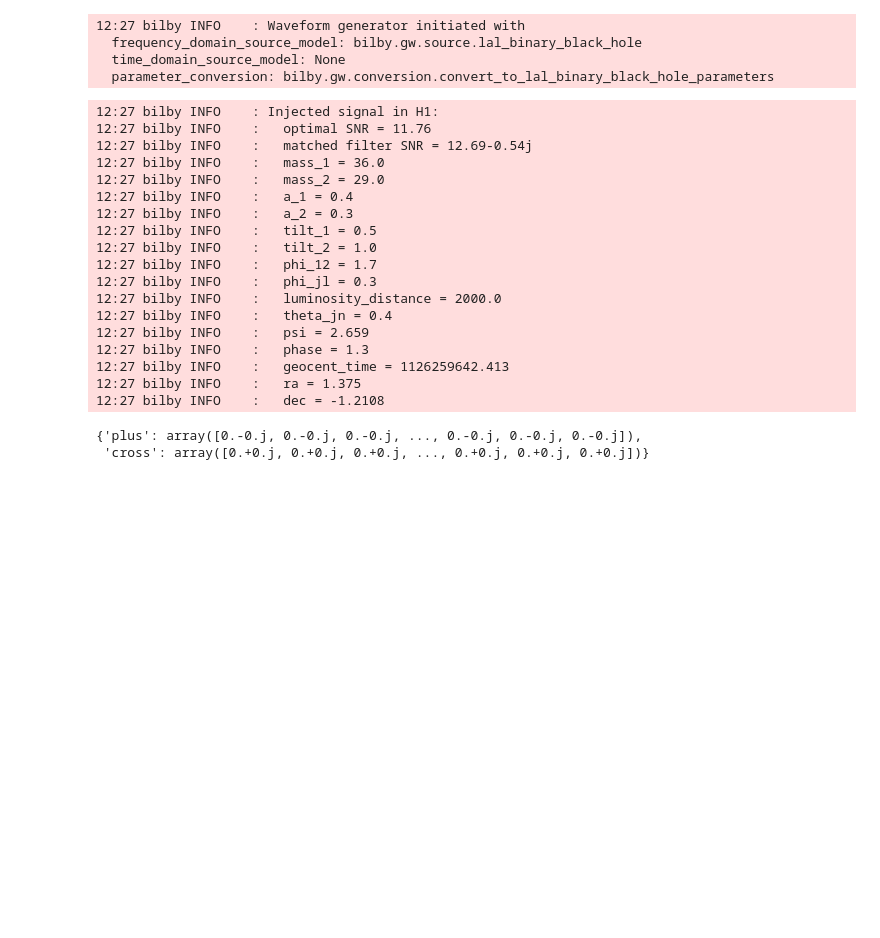
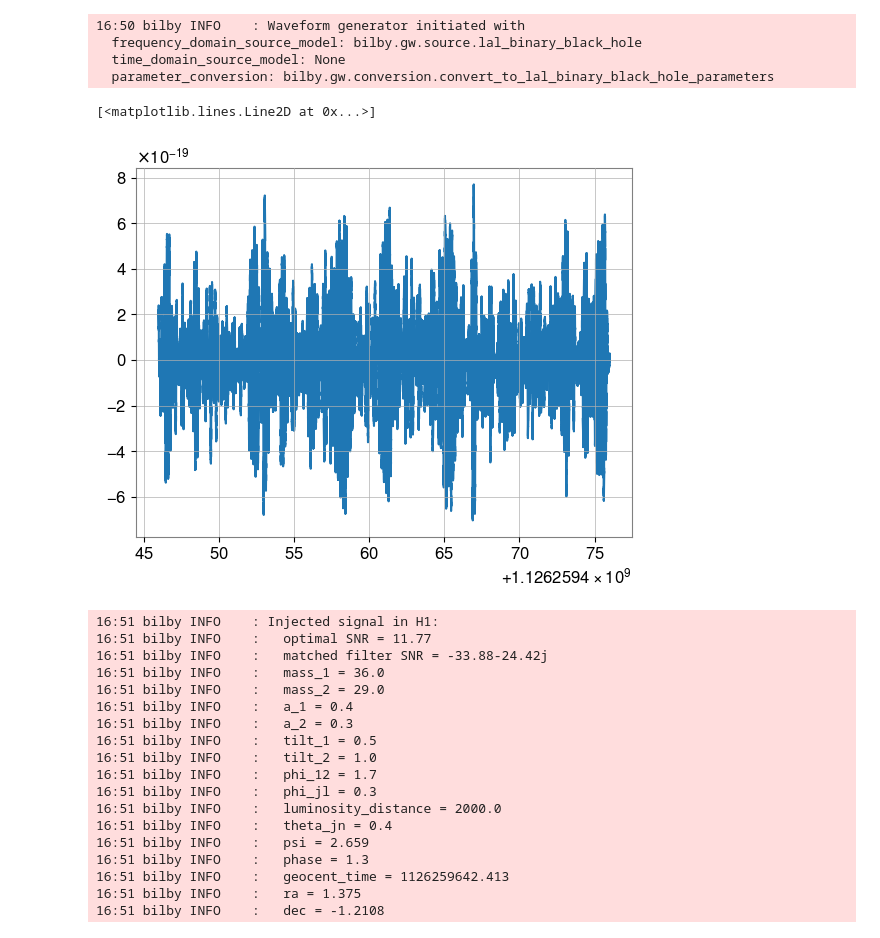
Before and after one commit to eMillar2718/GW_ChirpSim, a Jupyter notebook: GW_sim_test.ipynb, the cells around one changed output. Drawn from its saved outputs; the diff is of its cells as text; code cells hidden in the pictures; blank space fills up the shorter version.

```diff
--- a/GW_sim_test.ipynb
+++ b/GW_sim_test.ipynb
@@ -6,6 +25,6 @@ from gwpy.signal.filter_design import bandpass, concatenate_zpks, notch
 # %%
 sampling_frequency = 4096
-duration = 4.0
+duration = 30.0
 minimum_frequency = 20
 # %%
 injection_parameters = dict(
@@ -28,19 +47,21 @@ injection_parameters = dict(
 
 waveform_arguments = dict(
     waveform_approximant="IMRPhenomPv2", #Where in the source code are the lists of approximants specified?
-    reference_frequency=20.0,
+   # reference_frequency=minimum_frequency,
     minimum_frequency=minimum_frequency,
+    start_time=injection_parameters["geocent_time"] - 2
 )
 
 waveform_generator = bilby.gw.WaveformGenerator(
-    duration=duration,
+    duration = duration,
     sampling_frequency=sampling_frequency,
     frequency_domain_source_model=bilby.gw.source.lal_binary_black_hole, #Where in the source code references the available time domain source models
     parameter_conversion=bilby.gw.conversion.convert_to_lal_binary_black_hole_parameters,
     waveform_arguments=waveform_arguments,
+    #frequency_domain_source_model=
 )
 # %% [output]
-12:27 bilby INFO    : Waveform generator initiated with
+16:50 bilby INFO    : Waveform generator initiated with
   frequency_domain_source_model: bilby.gw.source.lal_binary_black_hole
   time_domain_source_model: None
   parameter_conversion: bilby.gw.conversion.convert_to_lal_binary_black_hole_parameters
@@ -55,25 +72,28 @@ H1.set_strain_data_from_power_spectral_density(
+# %%
+plt.plot(time_series)
+# %% [output]
+[<matplotlib.lines.Line2D at 0x...>]
+[figure, added]
 # %%
-H1.inject_signal_from_waveform_generator(
-    waveform_generator=waveform_generator, parameters=injection_parameters
+data_injected, metadata = bilby.gw.detector.inject_signal_into_gwpy_timeseries(data = time_series,
+    waveform_generator=waveform_generator, parameters=injection_parameters, det = 'H1'
 )
 # %% [output]
-12:27 bilby INFO    : Injected signal in H1:
-12:27 bilby INFO    :   optimal SNR = 11.76
-12:27 bilby INFO    :   matched filter SNR = 12.69-0.54j
-12:27 bilby INFO    :   mass_1 = 36.0
-12:27 bilby INFO    :   mass_2 = 29.0
-12:27 bilby INFO    :   a_1 = 0.4
-12:27 bilby INFO    :   a_2 = 0.3
-12:27 bilby INFO    :   tilt_1 = 0.5
-12:27 bilby INFO    :   tilt_2 = 1.0
-12:27 bilby INFO    :   phi_12 = 1.7
-12:27 bilby INFO    :   phi_jl = 0.3
-12:27 bilby INFO    :   luminosity_distance = 2000.0
-12:27 bilby INFO    :   theta_jn = 0.4
-12:27 bilby INFO    :   psi = 2.659
-12:27 bilby INFO    :   phase = 1.3
-12:27 bilby INFO    :   geocent_time = 1126259642.413
-12:27 bilby INFO    :   ra = 1.375
-12:27 bilby INFO    :   dec = -1.2108
+16:51 bilby INFO    : Injected signal in H1:
+16:51 bilby INFO    :   optimal SNR = 11.77
+16:51 bilby INFO    :   matched filter SNR = -33.88-24.42j
+16:51 bilby INFO    :   mass_1 = 36.0
+16:51 bilby INFO    :   mass_2 = 29.0
+16:51 bilby INFO    :   a_1 = 0.4
+16:51 bilby INFO    :   a_2 = 0.3
+16:51 bilby INFO    :   tilt_1 = 0.5
+16:51 bilby INFO    :   tilt_2 = 1.0
+16:51 bilby INFO    :   phi_12 = 1.7
+16:51 bilby INFO    :   phi_jl = 0.3
+16:51 bilby INFO    :   luminosity_distance = 2000.0
+16:51 bilby INFO    :   theta_jn = 0.4
+16:51 bilby INFO    :   psi = 2.659
+16:51 bilby INFO    :   phase = 1.3
+16:51 bilby INFO    :   geocent_time = 1126259642.413
+16:51 bilby INFO    :   ra = 1.375
+16:51 bilby INFO    :   dec = -1.2108
-{'plus': array([0.-0.j, 0.-0.j, 0.-0.j, ..., 0.-0.j, 0.-0.j, 0.-0.j]),
- 'cross': array([0.+0.j, 0.+0.j, 0.+0.j, ..., 0.+0.j, 0.+0.j, 0.+0.j])}
```
Also changed, not shown: parts of 8 cells of this notebook.
